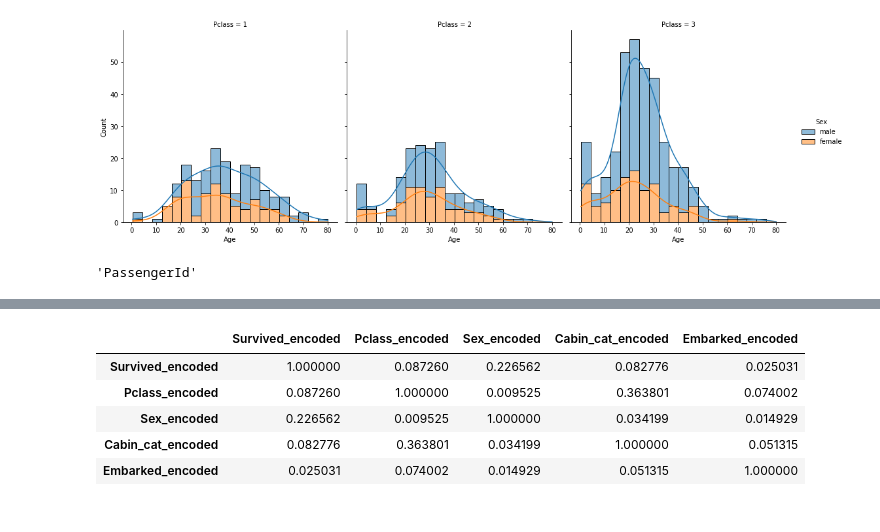
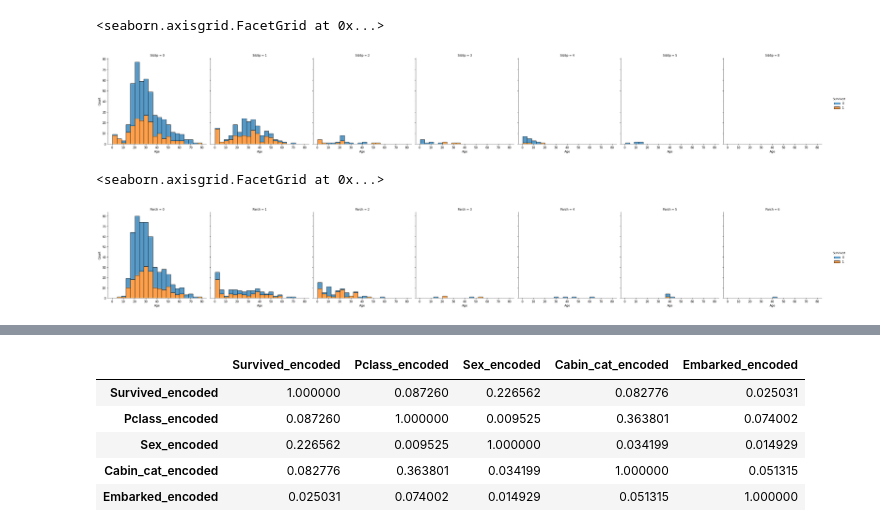
Before and after one commit to JunzhongLin/Kaggle_Contest, a Jupyter notebook: Titanic/titanic_explore.ipynb, the cells around one changed output, grey strips where cells are left out. Drawn from its saved outputs; the diff is of its cells as text; code cells hidden in the pictures.

```diff
--- a/Titanic/titanic_explore.ipynb
+++ b/Titanic/titanic_explore.ipynb
@@ -68,0 +201,11 @@ train_data.sort_values('Fare', ascending=False)
+# %%
+bins = [i for i in range(0, 85, 5)]
+train_data['Age_binned'] = pd.cut(train_data['Age'], bins=bins)
+fig, ax = plt.subplots(1,1)
+fraction = (train_data[['Survived', 'Age_binned']]
+            .groupby('Age_binned', as_index=False)
+            .mean()['Survived'])
+fraction
+ax.bar(x=bins[:-1], height=fraction, align='edge', width=4.5)
+ax.set_xlabel('age range')
+ax.set_ylabel('survive fraction')
@@ -69,11 +235,13 @@ train_data.sort_values('Fare', ascending=False)
 # %%
-g=sns.displot(data=train_data, x='Age', col='Pclass', hue='Sex', multiple='stack', kde=True, kde_kws={'cut':0})
+sns.displot(data=train_data, col='SibSp', x='Age', hue='Survived', multiple='stack')
 # %% [output]
+<seaborn.axisgrid.FacetGrid at 0x...>
-[figure, old version]
+[figure, new version]
-# %%
-train_data.columns[0]
-# %% [output]
-'PassengerId'
+# %%
+sns.displot(data=train_data, col='Parch', x='Age', hue='Survived', multiple='stack')
+# %% [output]
+<seaborn.axisgrid.FacetGrid at 0x...>
+[figure, added]
 # %%
 train_data['Cabin_cat']=train_data['Cabin'].apply(lambda x: 'None' if x is np.nan else x[0])
 test_data['Cabin_cat']=test_data['Cabin'].apply(lambda x: 'None' if x is np.nan else x[0])
```
Also changed, not shown: parts of 37 cells of this notebook, 6 other files.
